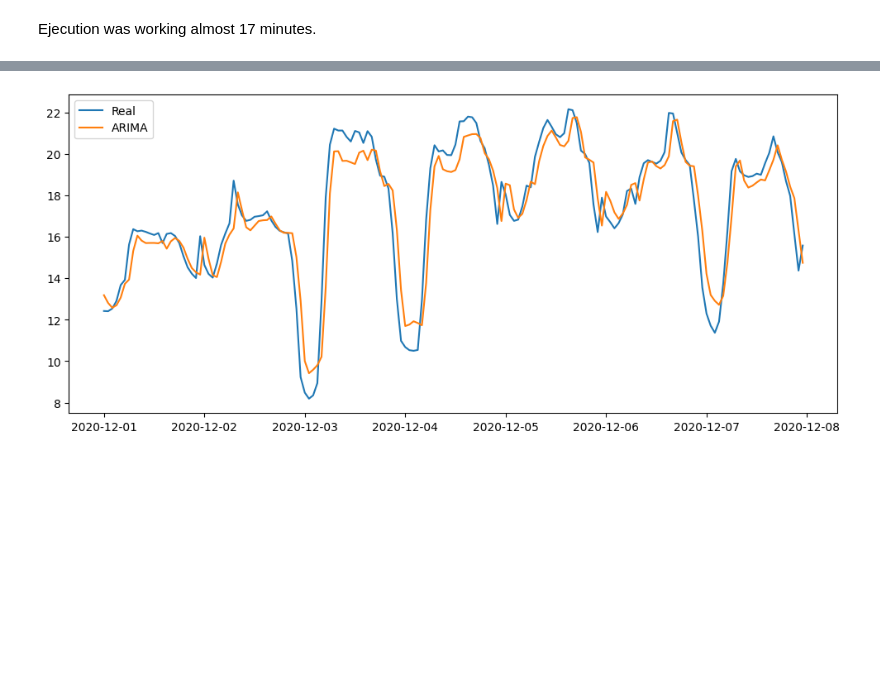
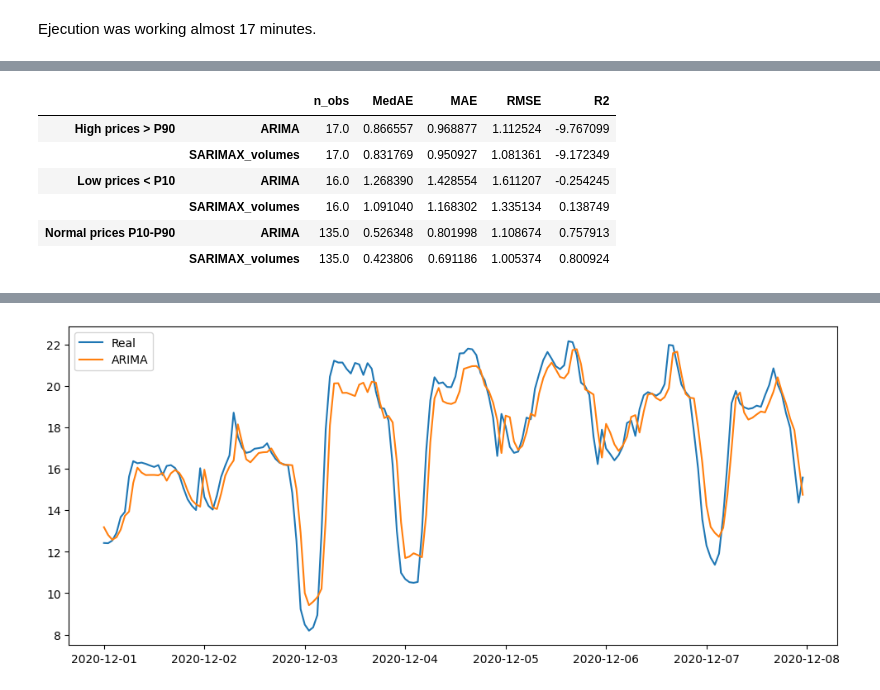
Before and after one commit to huugoox/tfg, a Jupyter notebook: notebooks/04_traditional_models.ipynb, the cells around one changed output, grey strips where cells are left out. Saved outputs shown, nothing was run; the diff lists cells and outputs as text; code cells hidden in the pictures; blank space fills up the shorter version.

```diff
--- a/notebooks/04_traditional_models.ipynb
+++ b/notebooks/04_traditional_models.ipynb
@@ -203,0 +208,52 @@ results
+# %%
+# ============================================================
+# 9. EXTREME PRICE PERFORMANCE
+# ============================================================
+
+def evaluate_model_on_mask(y_true, y_pred, mask):
+    y_true_masked = y_true[mask]
+    y_pred_masked = y_pred[mask]
+
+    return {
+        "n_obs": len(y_true_masked),
+        "MedAE": median_absolute_error(y_true_masked, y_pred_masked),
+        "MAE": mean_absolute_error(y_true_masked, y_pred_masked),
+        "RMSE": np.sqrt(mean_squared_error(y_true_masked, y_pred_masked)),
+        "R2": r2_score(y_true_masked, y_pred_masked) if len(y_true_masked) > 1 else np.nan
+    }
+
+
+# Thresholds computed on the test real prices
+p10 = test.quantile(0.10)
+p90 = test.quantile(0.90)
+
+high_price_mask = test > p90
+low_price_mask = test < p10
+normal_price_mask = (test >= p10) & (test <= p90)
+
+extreme_results = pd.concat({
+    "High prices > P90": pd.DataFrame({
+        "ARIMA": evaluate_model_on_mask(test, arima_pred_series, high_price_mask),
+        "SARIMAX_volumes": evaluate_model_on_mask(test, sarimax_pred_series, high_price_mask)
+    }).T,
+
+    "Low prices < P10": pd.DataFrame({
+        "ARIMA": evaluate_model_on_mask(test, arima_pred_series, low_price_mask),
+        "SARIMAX_volumes": evaluate_model_on_mask(test, sarimax_pred_series, low_price_mask)
+    }).T,
+
+    "Normal prices P10-P90": pd.DataFrame({
+        "ARIMA": evaluate_model_on_mask(test, arima_pred_series, normal_price_mask),
+        "SARIMAX_volumes": evaluate_model_on_mask(test, sarimax_pred_series, normal_price_mask)
+    }).T
+})
+
+extreme_results
+# %% [output]
+|  |  | n_obs | MedAE | MAE | RMSE | R2 |
+| High prices > P90 | ARIMA | 17.0 | 0.866557 | 0.968877 | 1.112524 | -9.767099 |
+|  | SARIMAX_volumes | 17.0 | 0.831769 | 0.950927 | 1.081361 | -9.172349 |
+| Low prices < P10 | ARIMA | 16.0 | 1.268390 | 1.428554 | 1.611207 | -0.254245 |
+|  | SARIMAX_volumes | 16.0 | 1.091040 | 1.168302 | 1.335134 | 0.138749 |
+| Normal prices P10-P90 | ARIMA | 135.0 | 0.526348 | 0.801998 | 1.108674 | 0.757913 |
+|  | SARIMAX_volumes | 135.0 | 0.423806 | 0.691186 | 1.005374 | 0.800924 |
```
Also changed, not shown: parts of 10 cells of this notebook.
